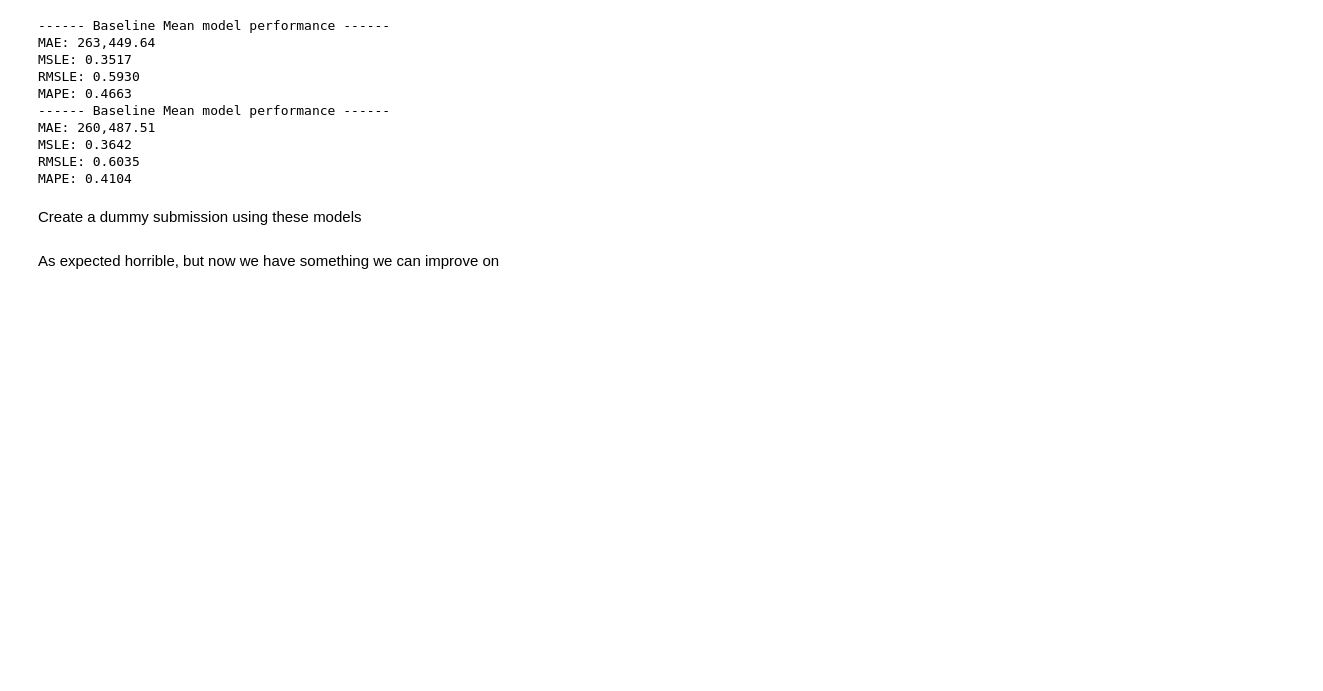
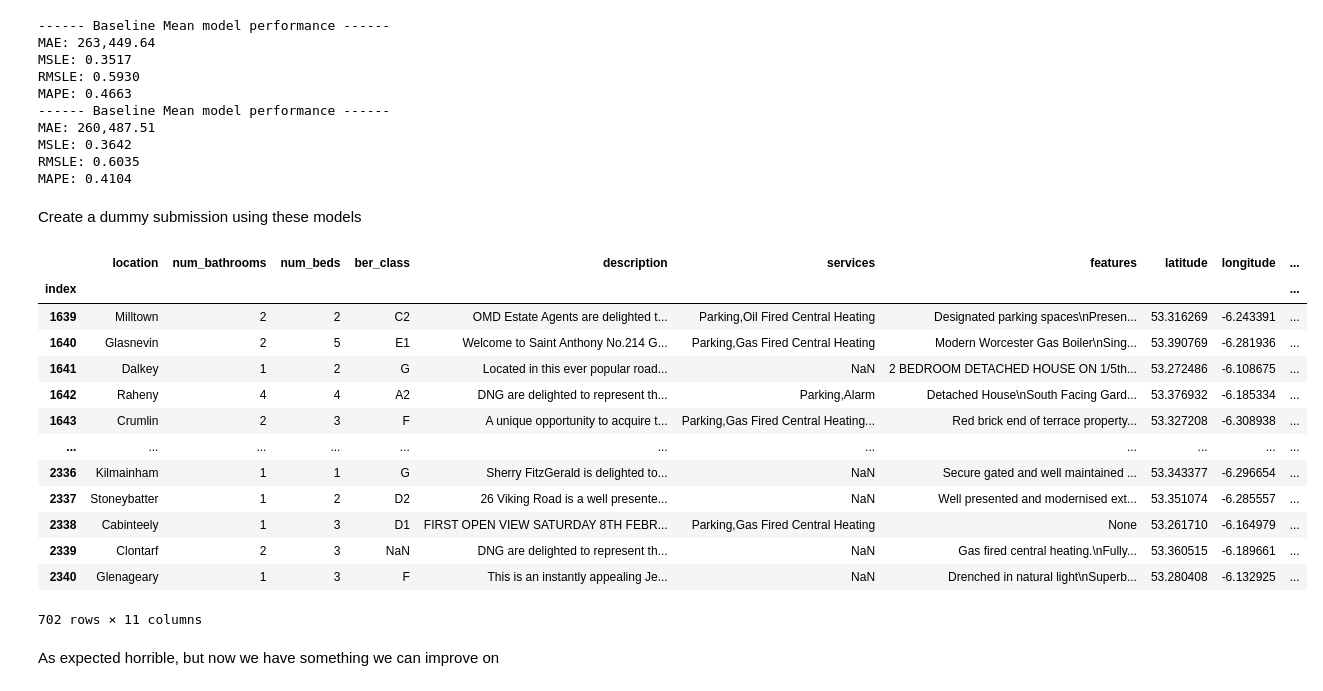
Before and after one commit to ET5003-Group1/ET5003, a Jupyter notebook: Week-5/ET5003_KaggleCompetition.ipynb, the cells around one changed output. Cells and saved outputs as stored; diff of their text form; code cells hidden in the pictures; blank space fills up the shorter version.

```diff
--- a/Week-5/ET5003_KaggleCompetition.ipynb
+++ b/Week-5/ET5003_KaggleCompetition.ipynb
@@ -331,4 +329,21 @@ RMSLE: 0.6035
 MAPE: 0.4104
 # %% [markdown]
 Create a dummy submission using these models
+# %%
+test_set
+# %% [output]
+|  | location | num_bathrooms | num_beds | ber_class | description | services | features | latitude | longitude | ... |
+| index |  |  |  |  |  |  |  |  |  | ... |
+| 1639 | Milltown | 2 | 2 | C2 | OMD Estate Agents are delighted t... | Parking,Oil Fired Central Heating | Designated parking spaces\nPresen... | 53.316269 | -6.243391 | ... |
+| 1640 | Glasnevin | 2 | 5 | E1 | Welcome to Saint Anthony No.214 G... | Parking,Gas Fired Central Heating | Modern Worcester Gas Boiler\nSing... | 53.390769 | -6.281936 | ... |
+| 1641 | Dalkey | 1 | 2 | G | Located in this ever popular road... | NaN | 2 BEDROOM DETACHED HOUSE ON 1/5th... | 53.272486 | -6.108675 | ... |
+| 1642 | Raheny | 4 | 4 | A2 | DNG are delighted to represent th... | Parking,Alarm | Detached House\nSouth Facing Gard... | 53.376932 | -6.185334 | ... |
+| 1643 | Crumlin | 2 | 3 | F | A unique opportunity to acquire t... | Parking,Gas Fired Central Heating... | Red brick end of terrace property... | 53.327208 | -6.308938 | ... |
+| ... | ... | ... | ... | ... | ... | ... | ... | ... | ... | ... |
+| 2336 | Kilmainham | 1 | 1 | G | Sherry FitzGerald is delighted to... | NaN | Secure gated and well maintained ... | 53.343377 | -6.296654 | ... |
+| 2337 | Stoneybatter | 1 | 2 | D2 | 26 Viking Road is a well presente... | NaN | Well presented and modernised ext... | 53.351074 | -6.285557 | ... |
+| 2338 | Cabinteely | 1 | 3 | D1 | FIRST OPEN VIEW SATURDAY 8TH FEBR... | Parking,Gas Fired Central Heating | None | 53.261710 | -6.164979 | ... |
+| 2339 | Clontarf | 2 | 3 | NaN | DNG are delighted to represent th... | NaN | Gas fired central heating.\nFully... | 53.360515 | -6.189661 | ... |
+| 2340 | Glenageary | 1 | 3 | F | This is an instantly appealing Je... | NaN | Drenched in natural light\nSuperb... | 53.280408 | -6.132925 | ... |
+702 rows × 11 columns
 # %%
```
Also changed, not shown: parts of 26 cells of this notebook.
